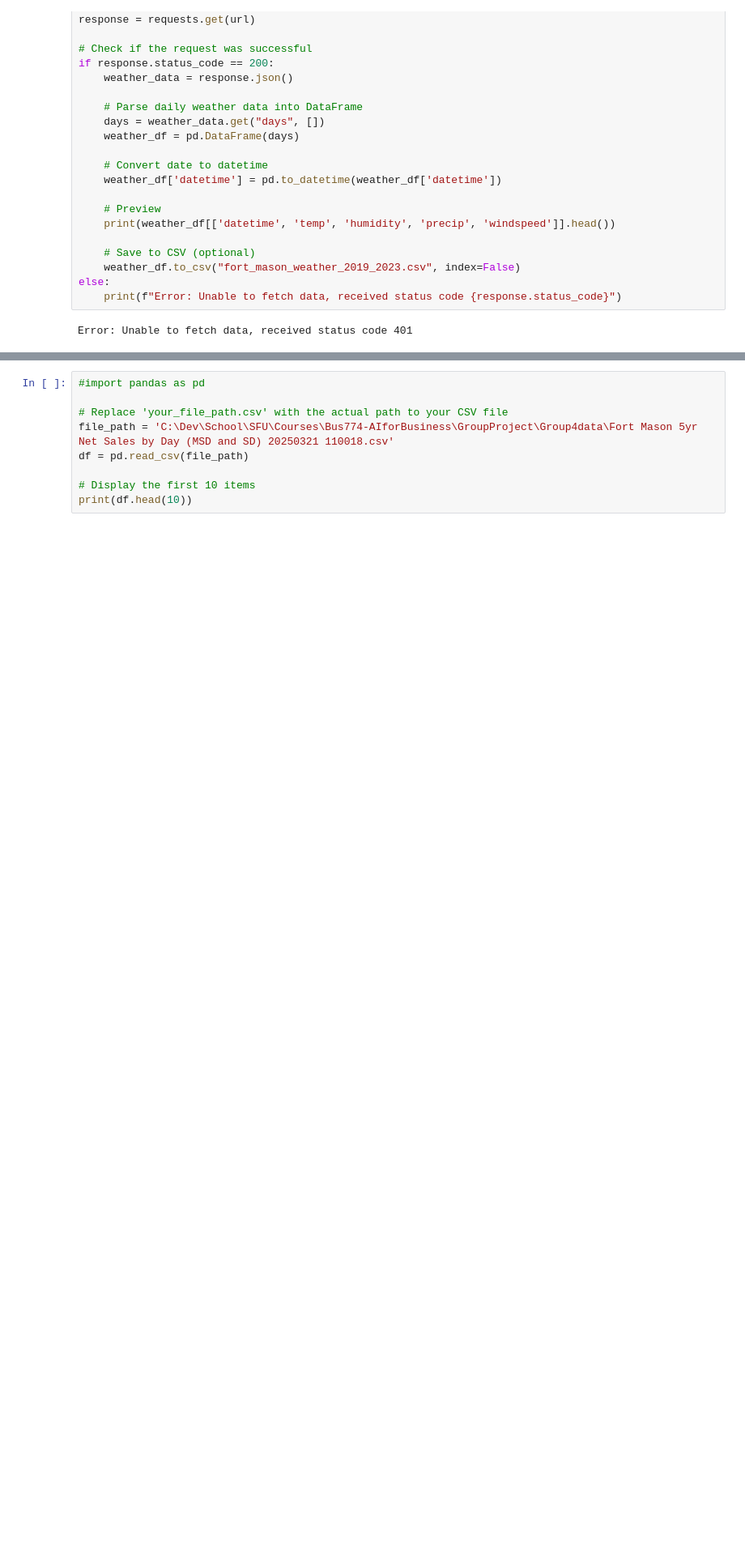
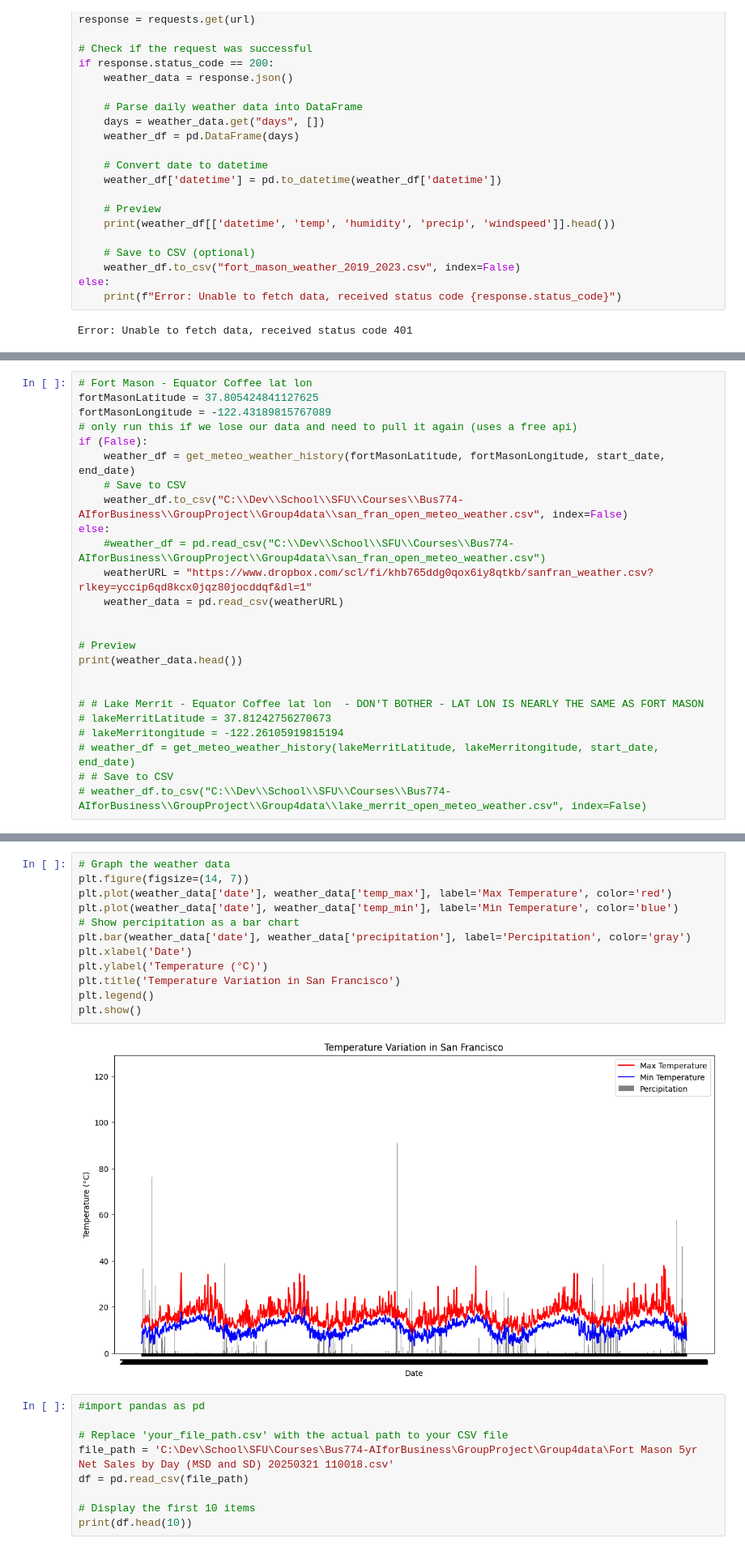
Before and after one commit to pcatroppa/bus774, a Jupyter notebook: CoffeeWeather.ipynb, the cells around one changed output, grey strips where cells are left out. Shown: that part at 81% size. Drawn from its saved outputs; the diff is of its cells as text; blank space fills up the shorter version.

```diff
--- a/CoffeeWeather.ipynb
+++ b/CoffeeWeather.ipynb
@@ -137,0 +136,25 @@ weather_df.to_csv("C:\\Dev\\School\\SFU\\Courses\\Bus774-AIforBusiness\\GroupPro
+# %%
+# Fort Mason - Equator Coffee lat lon
+fortMasonLatitude = 37.805424841127625
+fortMasonLongitude = -122.43189815767089
+# only run this if we lose our data and need to pull it again (uses a free api)
+if (False):
+    weather_df = get_meteo_weather_history(fortMasonLatitude, fortMasonLongitude, start_date, end_date)
+    # Save to CSV
+    weather_df.to_csv("C:\\Dev\\School\\SFU\\Courses\\Bus774-AIforBusiness\\GroupProject\\Group4data\\san_fran_open_meteo_weather.csv", index=False)
+else:
+    #weather_df = pd.read_csv("C:\\Dev\\School\\SFU\\Courses\\Bus774-AIforBusiness\\GroupProject\\Group4data\\san_fran_open_meteo_weather.csv")
+    weatherURL = "https://www.dropbox.com/scl/fi/khb765ddg0qox6iy8qtkb/sanfran_weather.csv?rlkey=yccip6qd8kcx0jqz80jocddqf&dl=1"
+    weather_data = pd.read_csv(weatherURL)
+
+
+# Preview
+print(weather_data.head())
+
+
+# # Lake Merrit - Equator Coffee lat lon  - DON'T BOTHER - LAT LON IS NEARLY THE SAME AS FORT MASON
+# lakeMerritLatitude = 37.81242756270673
+# lakeMerritongitude = -122.26105919815194
+# weather_df = get_meteo_weather_history(lakeMerritLatitude, lakeMerritongitude, start_date, end_date)
+# # Save to CSV
+# weather_df.to_csv("C:\\Dev\\School\\SFU\\Courses\\Bus774-AIforBusiness\\GroupProject\\Group4data\\lake_merrit_open_meteo_weather.csv", index=False)
@@ -138,3 +168,17 @@ weather_df.to_csv("C:\\Dev\\School\\SFU\\Courses\\Bus774-AIforBusiness\\GroupPro
+# %%
+# Graph the weather data
+plt.figure(figsize=(14, 7))
+plt.plot(weather_data['date'], weather_data['temp_max'], label='Max Temperature', color='red')
+plt.plot(weather_data['date'], weather_data['temp_min'], label='Min Temperature', color='blue')
+# Show percipitation as a bar chart
+plt.bar(weather_data['date'], weather_data['precipitation'], label='Percipitation', color='gray')
+plt.xlabel('Date')
+plt.ylabel('Temperature (°C)')
+plt.title('Temperature Variation in San Francisco')
+plt.legend()
+plt.show()
+# %% [output]
+[figure, added]
 # %%
 #import pandas as pd
 
```
Also changed, not shown: parts of 5 cells of this notebook.
